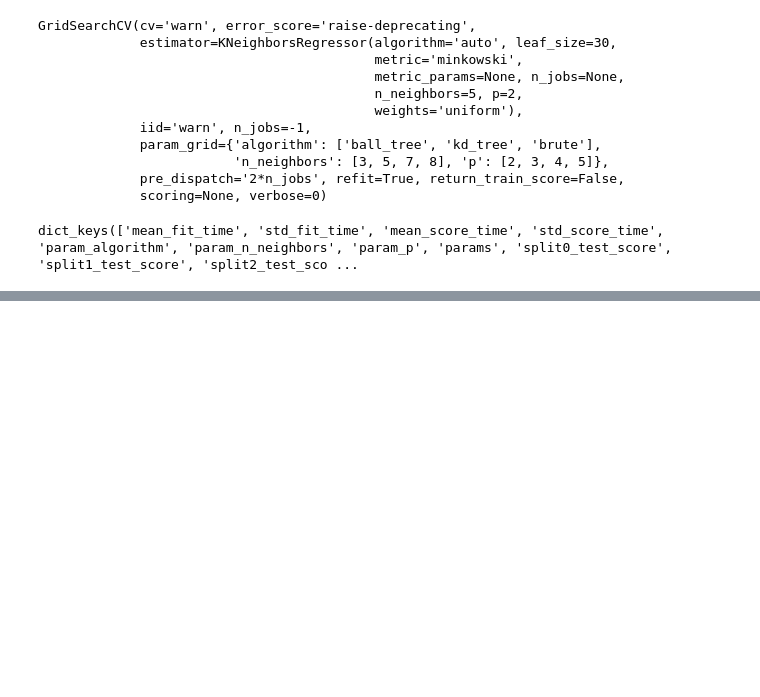
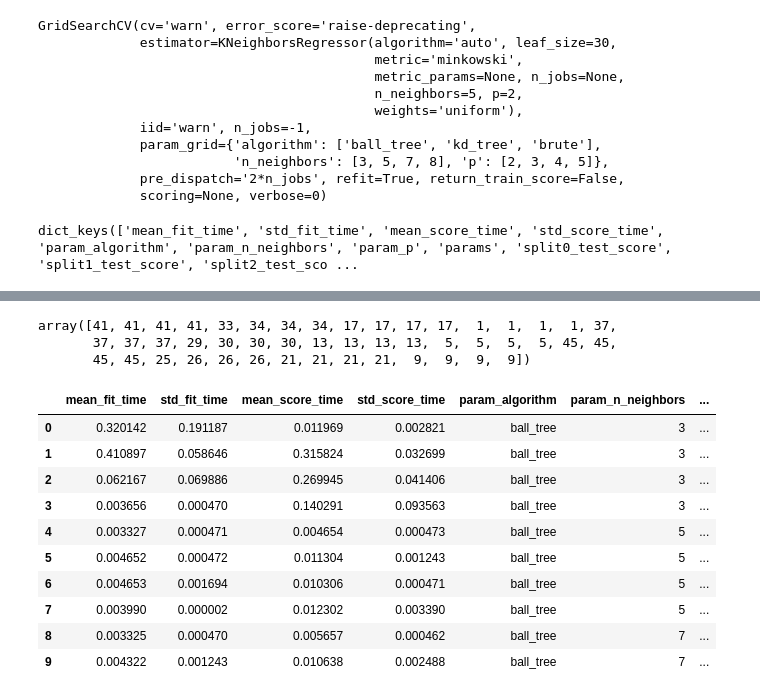
Before and after one commit to Jivesh9990/Machine-Learning, a Jupyter notebook: Homework/Cross_validation_&_grid.ipynb, the cells around one changed output, grey strips where cells are left out. Drawn from its saved outputs; the diff is of its cells as text; code cells hidden in the pictures; blank space fills up the shorter version.

```diff
--- a/Homework/Cross_validation_&_grid.ipynb
+++ b/Homework/Cross_validation_&_grid.ipynb
@@ -289,0 +271,21 @@ Subclasses:
+# %%
+grid.cv_results_.get('rank_test_score')
+# %% [output]
+array([41, 41, 41, 41, 33, 34, 34, 34, 17, 17, 17, 17,  1,  1,  1,  1, 37,
+       37, 37, 37, 29, 30, 30, 30, 13, 13, 13, 13,  5,  5,  5,  5, 45, 45,
+       45, 45, 25, 26, 26, 26, 21, 21, 21, 21,  9,  9,  9,  9])
+# %%
+grid_scores_df = pd.DataFrame(grid.cv_results_)
+grid_scores_df.head(10)
+# %% [output]
+|  | mean_fit_time | std_fit_time | mean_score_time | std_score_time | param_algorithm | param_n_neighbors | ... |
+| 0 | 0.320142 | 0.191187 | 0.011969 | 0.002821 | ball_tree | 3 | ... |
+| 1 | 0.410897 | 0.058646 | 0.315824 | 0.032699 | ball_tree | 3 | ... |
+| 2 | 0.062167 | 0.069886 | 0.269945 | 0.041406 | ball_tree | 3 | ... |
+| 3 | 0.003656 | 0.000470 | 0.140291 | 0.093563 | ball_tree | 3 | ... |
+| 4 | 0.003327 | 0.000471 | 0.004654 | 0.000473 | ball_tree | 5 | ... |
+| 5 | 0.004652 | 0.000472 | 0.011304 | 0.001243 | ball_tree | 5 | ... |
+| 6 | 0.004653 | 0.001694 | 0.010306 | 0.000471 | ball_tree | 5 | ... |
+| 7 | 0.003990 | 0.000002 | 0.012302 | 0.003390 | ball_tree | 5 | ... |
+| 8 | 0.003325 | 0.000470 | 0.005657 | 0.000462 | ball_tree | 7 | ... |
+| 9 | 0.004322 | 0.001243 | 0.010638 | 0.002488 | ball_tree | 7 | ... |
```
Also changed, not shown: parts of 1 cell of this notebook.
